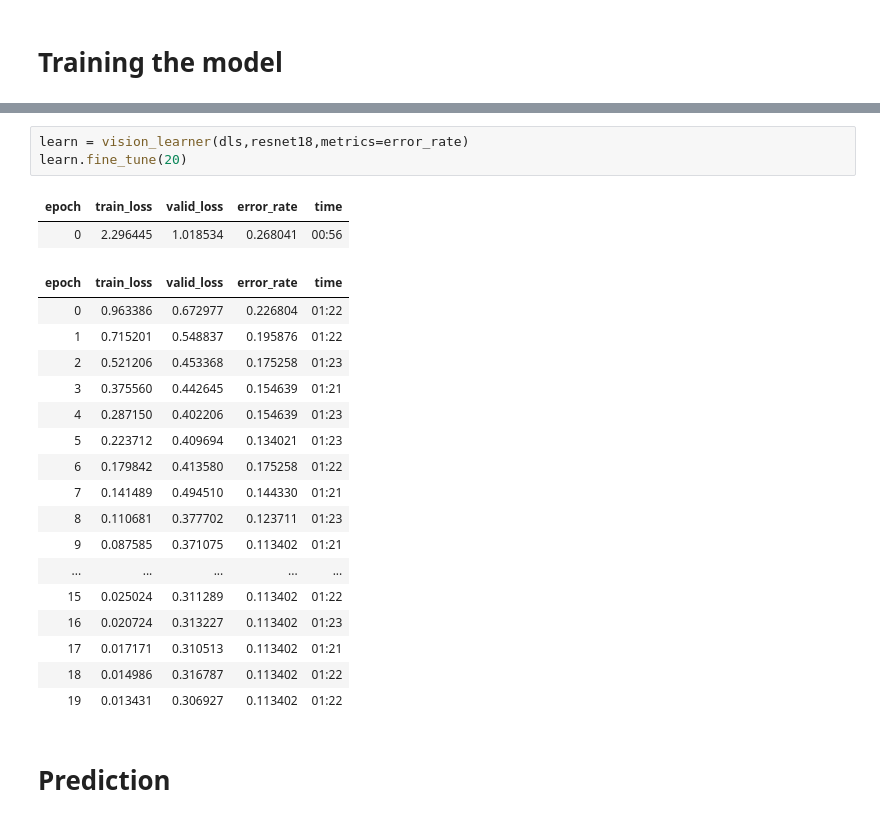
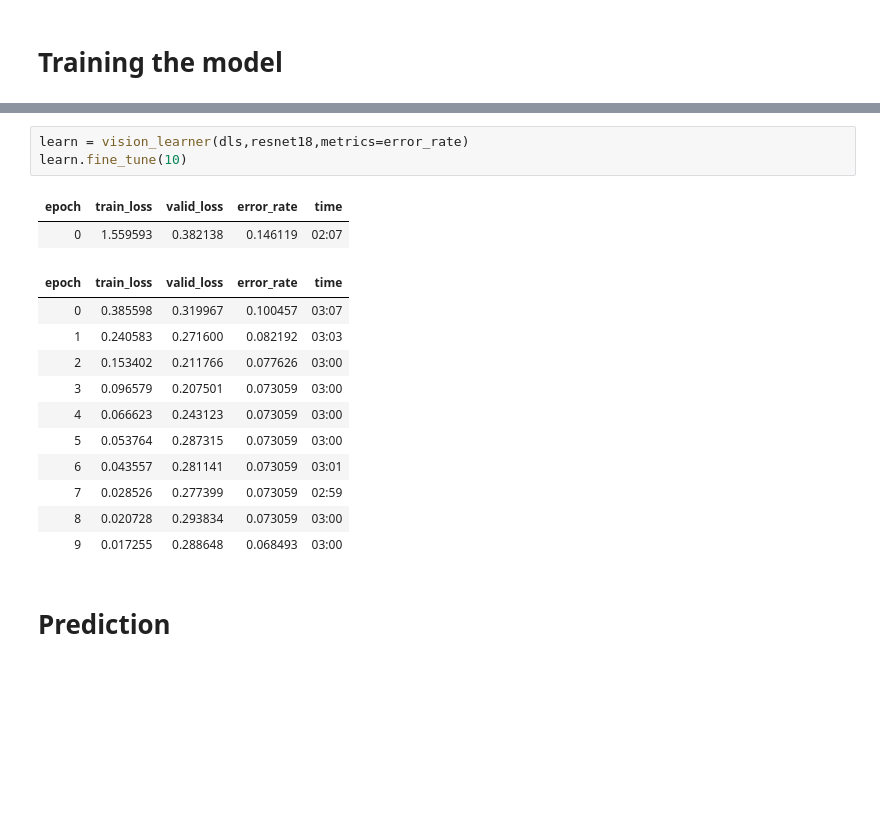
Before and after one commit to dhotrey/advent-of-code, a Jupyter notebook: not_hotdog.ipynb, the cells around one changed output, grey strips where cells are left out. Cells and saved outputs as stored; diff of their text form; blank space fills up the shorter version.

```diff
--- a/not_hotdog.ipynb
+++ b/not_hotdog.ipynb
@@ -102,26 +94,20 @@ dls.show_batch(max_n = 9)
 # %%
 learn = vision_learner(dls,resnet18,metrics=error_rate)
-learn.fine_tune(20)
+learn.fine_tune(10)
 # %% [output]
 | epoch | train_loss | valid_loss | error_rate | time |
-| 0 | 2.296445 | 1.018534 | 0.268041 | 00:56 |
+| 0 | 1.559593 | 0.382138 | 0.146119 | 02:07 |
 | epoch | train_loss | valid_loss | error_rate | time |
-| 0 | 0.963386 | 0.672977 | 0.226804 | 01:22 |
-| 1 | 0.715201 | 0.548837 | 0.195876 | 01:22 |
-| 2 | 0.521206 | 0.453368 | 0.175258 | 01:23 |
-| 3 | 0.375560 | 0.442645 | 0.154639 | 01:21 |
-| 4 | 0.287150 | 0.402206 | 0.154639 | 01:23 |
-| 5 | 0.223712 | 0.409694 | 0.134021 | 01:23 |
-| 6 | 0.179842 | 0.413580 | 0.175258 | 01:22 |
-| 7 | 0.141489 | 0.494510 | 0.144330 | 01:21 |
-| 8 | 0.110681 | 0.377702 | 0.123711 | 01:23 |
-| 9 | 0.087585 | 0.371075 | 0.113402 | 01:21 |
-| ... | ... | ... | ... | ... |
-| 15 | 0.025024 | 0.311289 | 0.113402 | 01:22 |
-| 16 | 0.020724 | 0.313227 | 0.113402 | 01:23 |
-| 17 | 0.017171 | 0.310513 | 0.113402 | 01:21 |
-| 18 | 0.014986 | 0.316787 | 0.113402 | 01:22 |
-| 19 | 0.013431 | 0.306927 | 0.113402 | 01:22 |
+| 0 | 0.385598 | 0.319967 | 0.100457 | 03:07 |
+| 1 | 0.240583 | 0.271600 | 0.082192 | 03:03 |
+| 2 | 0.153402 | 0.211766 | 0.077626 | 03:00 |
+| 3 | 0.096579 | 0.207501 | 0.073059 | 03:00 |
+| 4 | 0.066623 | 0.243123 | 0.073059 | 03:00 |
+| 5 | 0.053764 | 0.287315 | 0.073059 | 03:00 |
+| 6 | 0.043557 | 0.281141 | 0.073059 | 03:01 |
+| 7 | 0.028526 | 0.277399 | 0.073059 | 02:59 |
+| 8 | 0.020728 | 0.293834 | 0.073059 | 03:00 |
+| 9 | 0.017255 | 0.288648 | 0.068493 | 03:00 |
 # %% [markdown]
 # Prediction
 # %%
```
Also changed, not shown: parts of 10 cells of this notebook.
